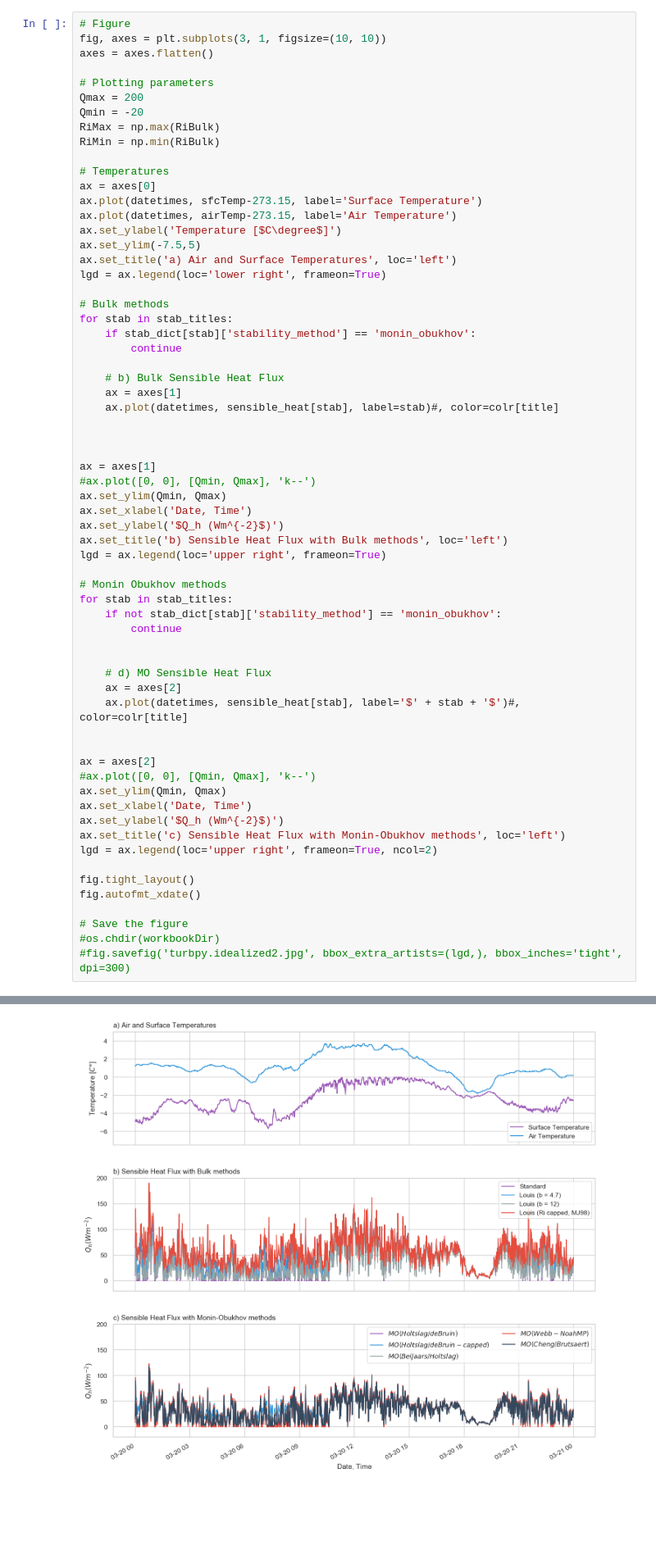
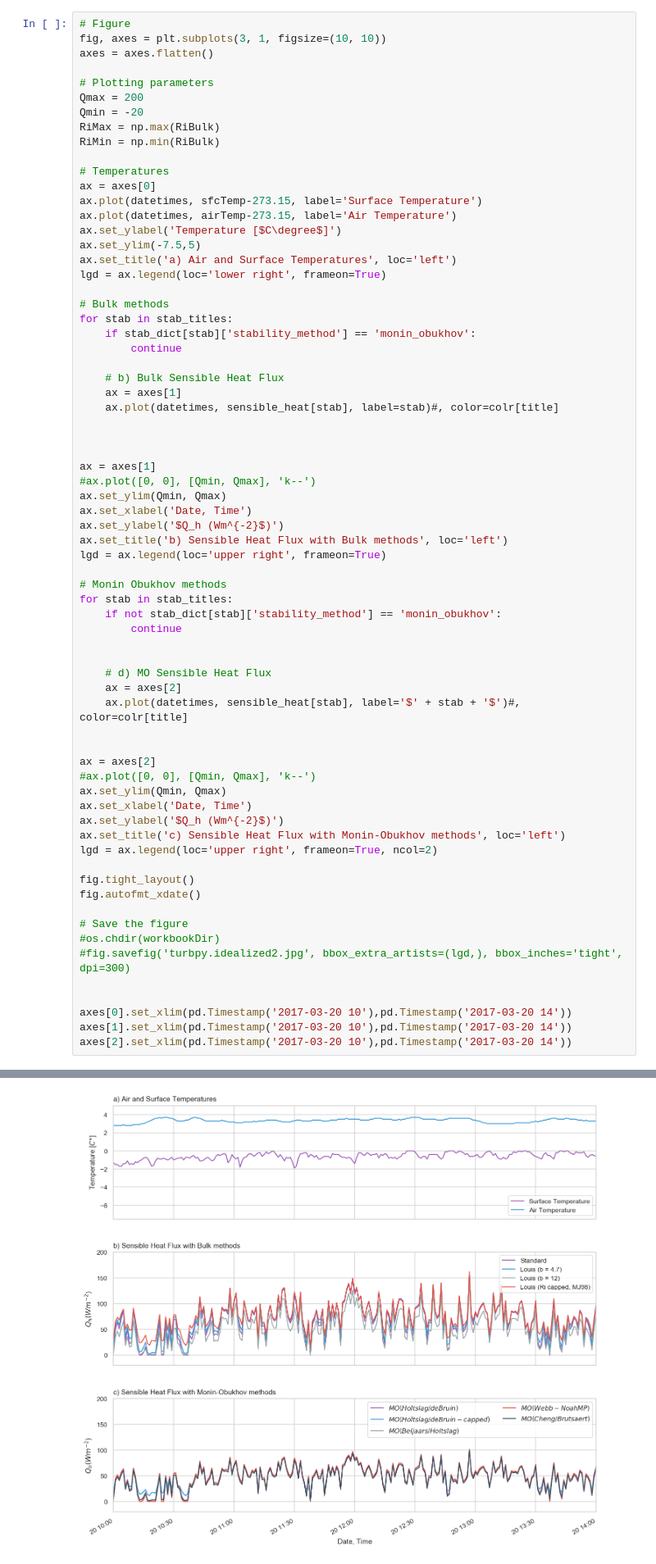
Before and after one commit to moorec52/atmos-boundary-layer, a Jupyter notebook: TF.turbpyDemonstration_sp.ipynb, the cells around one changed output, grey strips where cells are left out. Shown at 82% size. Cells and saved outputs as stored; diff of their text form; blank space fills up the shorter version.

Commit message:
Add more plots like Lapo et al 2019

```diff
--- a/TF.turbpyDemonstration_sp.ipynb
+++ b/TF.turbpyDemonstration_sp.ipynb
@@ -402,4 +402,9 @@ fig.autofmt_xdate()
 # Save the figure
 #os.chdir(workbookDir)
 #fig.savefig('turbpy.idealized2.jpg', bbox_extra_artists=(lgd,), bbox_inches='tight', dpi=300)
+
+
+axes[0].set_xlim(pd.Timestamp('2017-03-20 10'),pd.Timestamp('2017-03-20 14'))
+axes[1].set_xlim(pd.Timestamp('2017-03-20 10'),pd.Timestamp('2017-03-20 14'))
+axes[2].set_xlim(pd.Timestamp('2017-03-20 10'),pd.Timestamp('2017-03-20 14'))
 # %% [output]
@@ -406,4 +412,4 @@ fig.autofmt_xdate()
-[figure, old version]
+[figure, new version]
 # %%
 # Figure
 fig, axes = plt.subplots(1,3, figsize=(15, 4))
```
Also changed, not shown: parts of 1 cell of this notebook.
